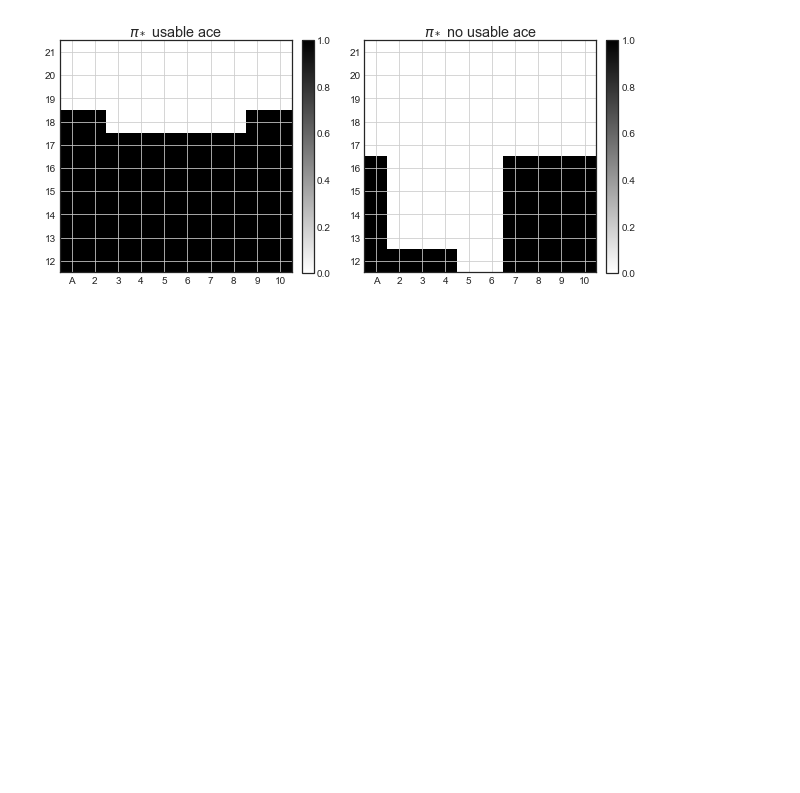
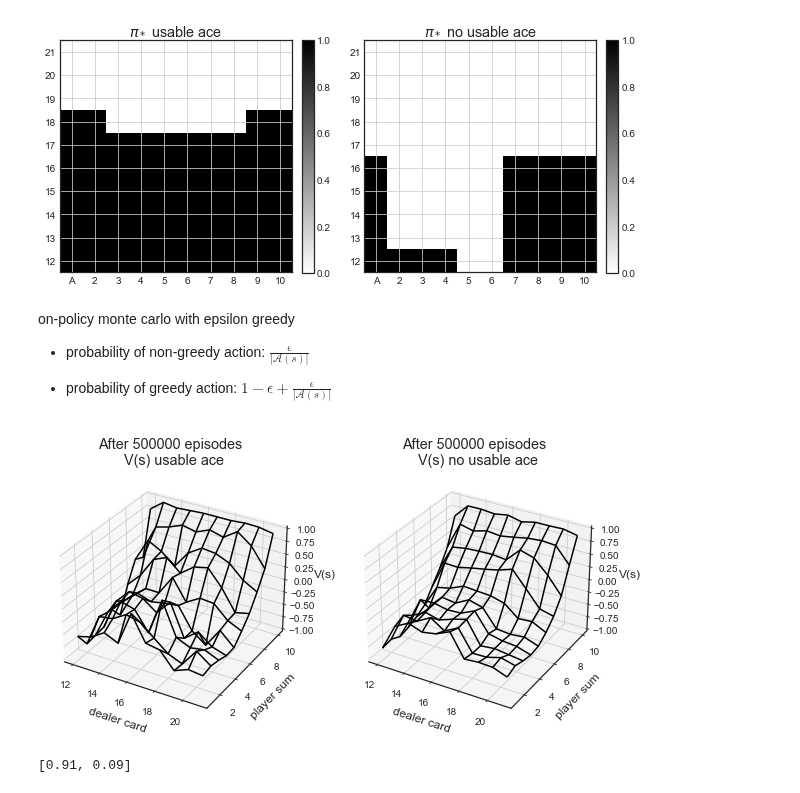
Before and after one commit to ha5ha6/judy_blog, a Jupyter notebook: _notebooks/basicRL.ipynb, the cells around one changed output. Cells and saved outputs as stored; diff of their text form; code cells hidden in the pictures; blank space fills up the shorter version.

```diff
--- a/_notebooks/basicRL.ipynb
+++ b/_notebooks/basicRL.ipynb
@@ -419,3 +419,9 @@ plot_policy(Q)
 plt.savefig('blackjack_pi_mces.png',dpi=350)
 # %% [output]
 [figure]
+# %% [markdown]
+on-policy monte carlo with epsilon greedy
+
+- probability of non-greedy action: $\frac{\epsilon}{|\mathcal{A}(s)|}$
+
+- probability of greedy action: $1-\epsilon+\frac{\epsilon}{|\mathcal{A}(s)|}$
@@ -421,0 +481,16 @@ plt.savefig('blackjack_pi_mces.png',dpi=350)
+# %%
+fig,axes=plt.subplots(ncols=2,figsize=(10,10),subplot_kw={'projection': '3d'})
+
+axes[0].set_title('After 500000 episodes \n V(s) usable ace')
+axes[1].set_title('After 500000 episodes \n V(s) no usable ace')
+
+plot_blackjack(V,axes[0],axes[1])
+plt.savefig('blackjack_onpolicymc.png',dpi=350)
+# %% [output]
+[figure, added]
+# %%
+p=[0.09,0.91]
+p=p[::-1]
+p
+# %% [output]
+[0.91, 0.09]
```
Also changed, not shown: parts of 1 cell of this notebook, 3 other files.
